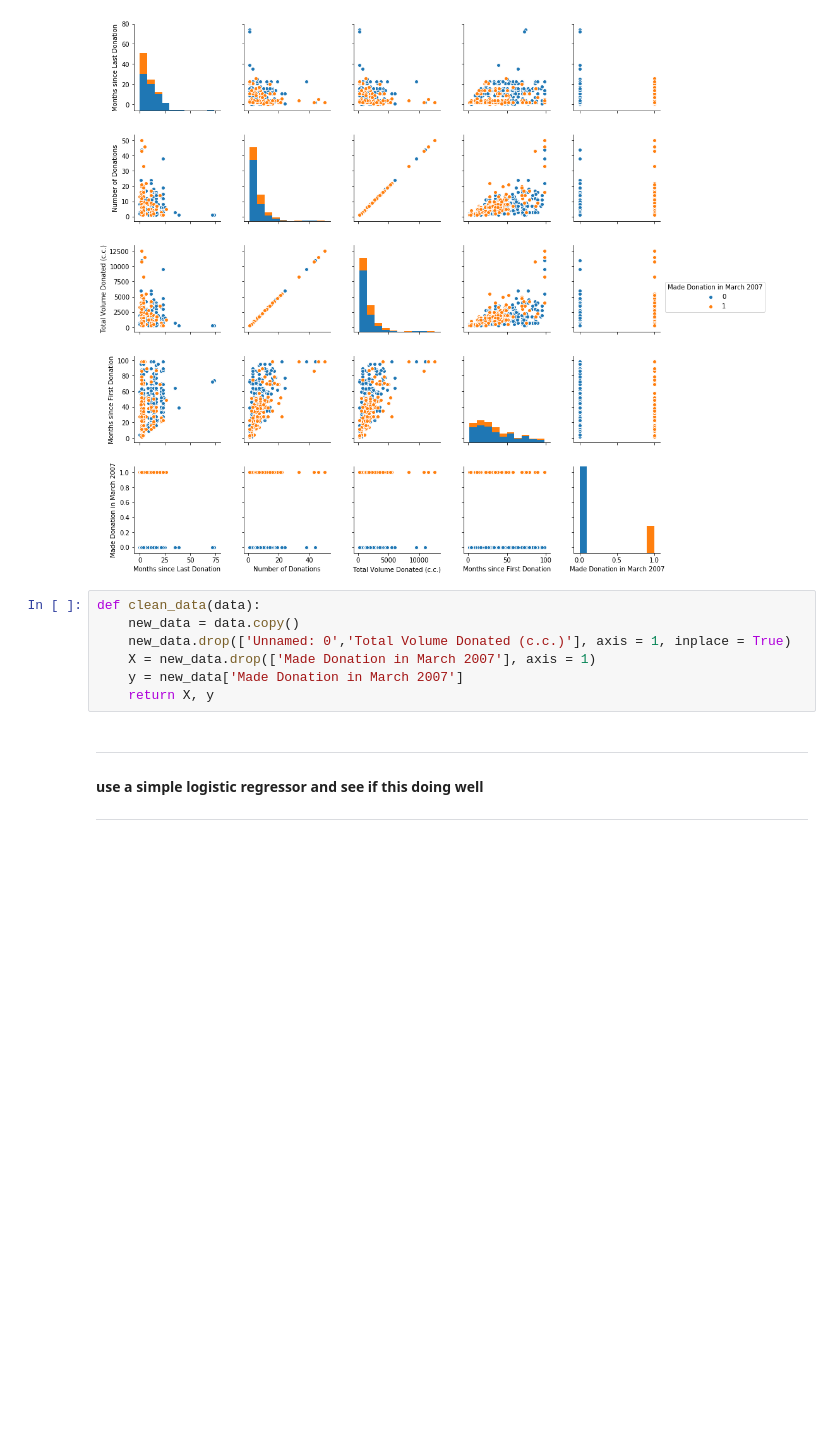
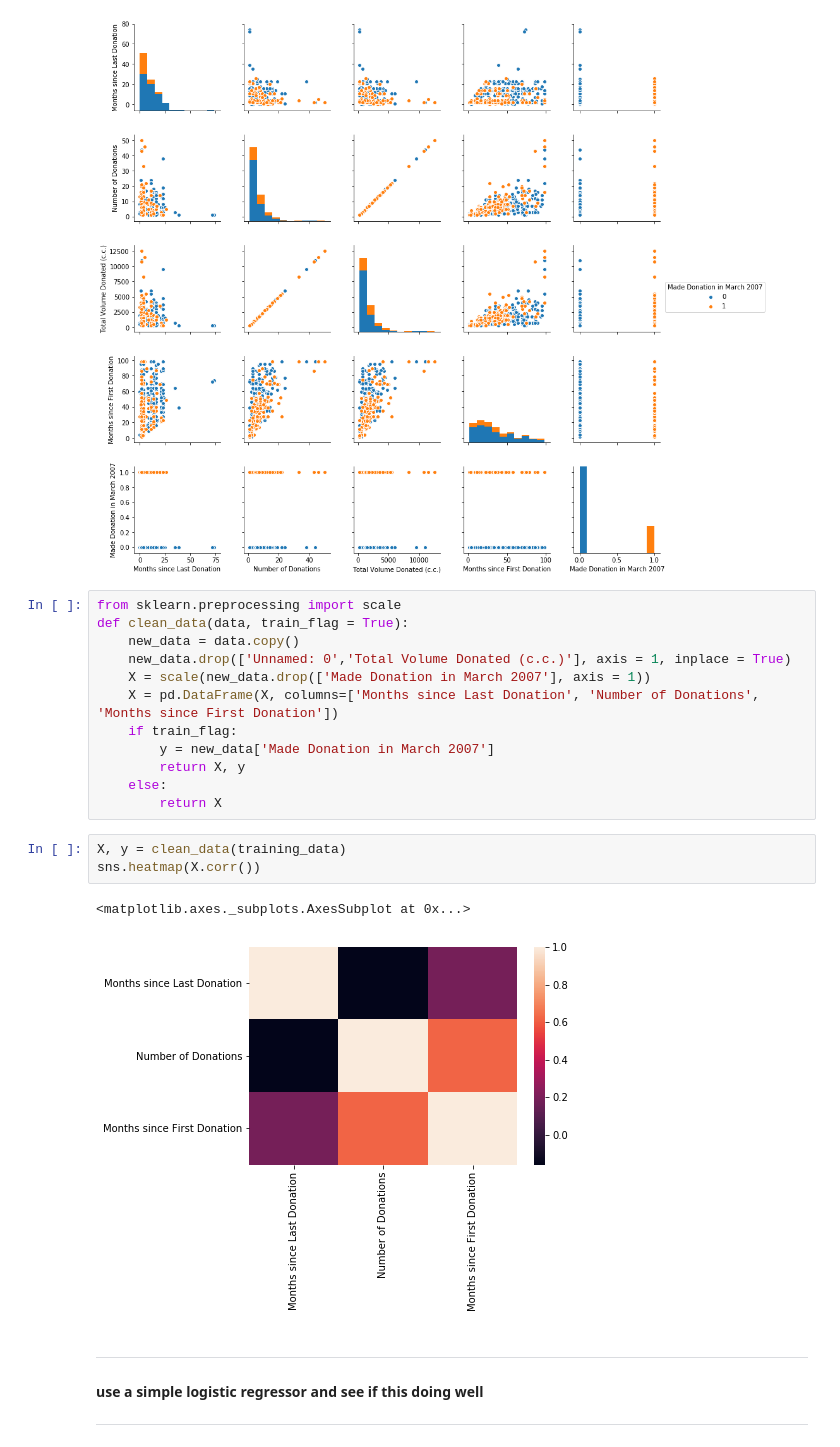
Before and after one commit to bing1106/Google_Analytics_Customer_Revenue_Prediction, a Jupyter notebook: src/blood_preprocessing_Lyndon.ipynb, the cells around one changed output. Cells and saved outputs as stored; diff of their text form; blank space fills up the shorter version.

Commit message:
re-fit for the scaled data

```diff
--- a/src/blood_preprocessing_Lyndon.ipynb
+++ b/src/blood_preprocessing_Lyndon.ipynb
@@ -67,12 +67,23 @@ sns.pairplot(training_data.drop(['Unnamed: 0'], axis = 1), hue = 'Made Donation
 <seaborn.axisgrid.PairGrid at 0x...>
 [figure]
 # %%
-def clean_data(data):
+from sklearn.preprocessing import scale
+def clean_data(data, train_flag = True):
     new_data = data.copy()
     new_data.drop(['Unnamed: 0','Total Volume Donated (c.c.)'], axis = 1, inplace = True)
-    X = new_data.drop(['Made Donation in March 2007'], axis = 1)
-    y = new_data['Made Donation in March 2007']
-    return X, y
+    X = scale(new_data.drop(['Made Donation in March 2007'], axis = 1))
+    X = pd.DataFrame(X, columns=['Months since Last Donation', 'Number of Donations', 'Months since First Donation'])
+    if train_flag:
+        y = new_data['Made Donation in March 2007']
+        return X, y
+    else:
+        return X
+# %%
+X, y = clean_data(training_data)
+sns.heatmap(X.corr())
+# %% [output]
+<matplotlib.axes._subplots.AxesSubplot at 0x...>
+[figure, added]
 # %% [markdown]
 ____
 #### use a simple logistic regressor and see if this doing well
```
Also changed, not shown: parts of 14 cells of this notebook, 4 other files.
